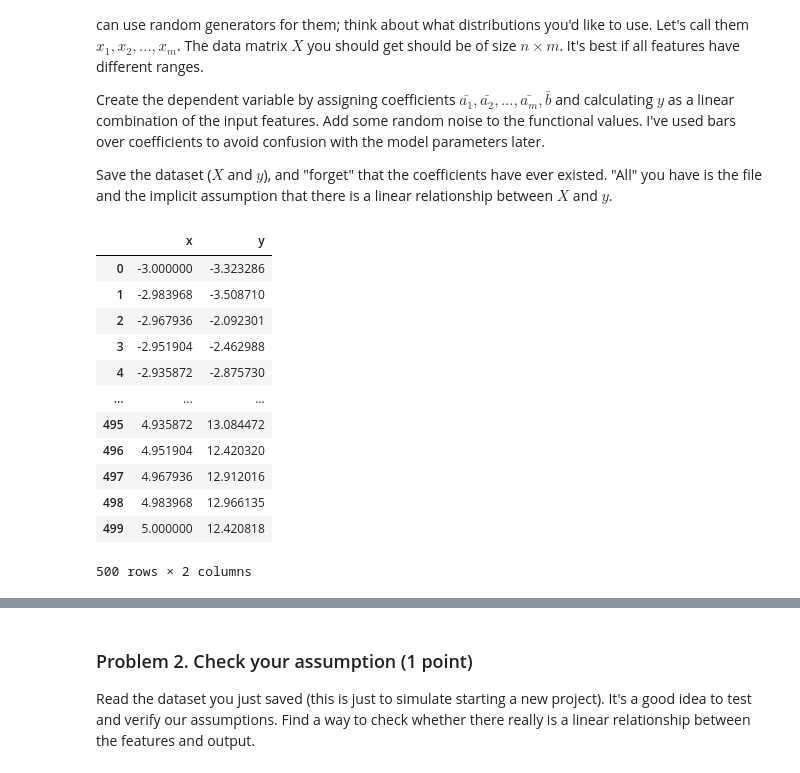
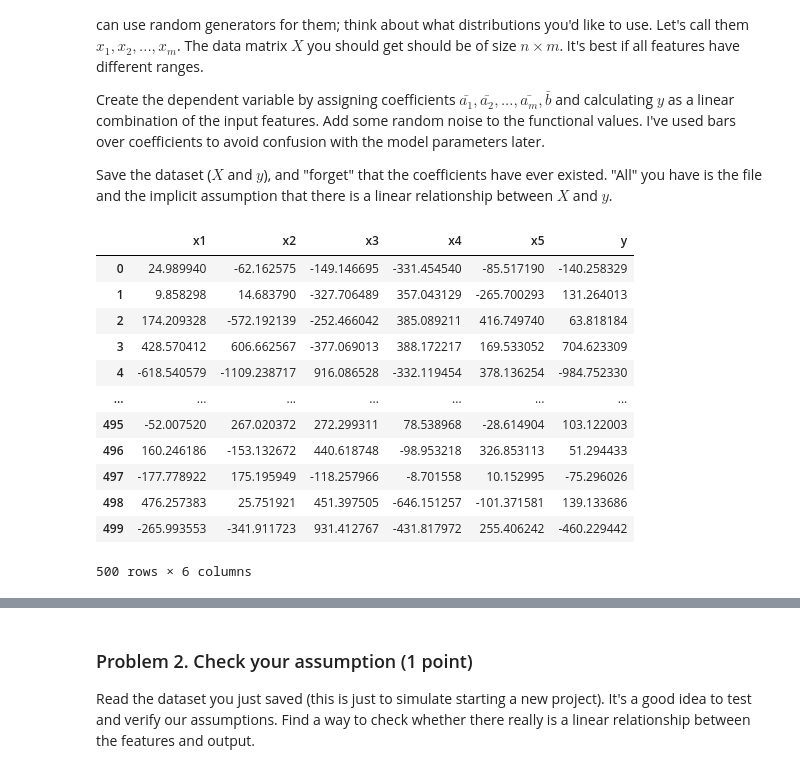
Before and after one commit to GalkaKG/Data-Science, a Jupyter notebook: 06. Regression Models/Regression Models Lab.ipynb, the cells around one changed output, grey strips where cells are left out. Saved outputs shown, nothing was run; the diff lists cells and outputs as text; code cells hidden in the pictures.

```diff
--- a/06. Regression Models/Regression Models Lab.ipynb
+++ b/06. Regression Models/Regression Models Lab.ipynb
@@ -21,28 +22,40 @@ Create the dependent variable by assigning coefficients $\bar{a_1}, \bar{a_2}, .
 
 Save the dataset ($X$ and $y$), and "forget" that the coefficients have ever existed. "All" you have is the file and the implicit assumption that there is a linear relationship between $X$ and $y$.
 # %%
-# Generate x values using linspace
-x = np.linspace(-3, 5, 500)
+res = {}
 
-# Generate y values based on the equation y = 2x + 3 with added noise
-noise = np.random.normal(0, 0.5, x.shape)  # Add some Gaussian noise
-y = 2 * x + 3 + noise
+for i in range(1, 6):
+    future_name = f"x{i}"
+    future_value = np.random.normal(1, 500, 500)
+    res[future_name] = future_value
 
-# Convert x and y into a DataFrame
-dataset = pd.DataFrame({'x': x, 'y': y})
 
-dataset
+df = pd.DataFrame(res)
+
+X = df.values
+
+coefficients = np.random.rand(X.shape[1])  # Random coefficients for each feature
+bias = np.random.rand()
+
+linear_combination = X @ coefficients + bias
+
+noise = np.random.normal(0, 0.5, size=linear_combination.shape)  # Add some Gaussian noise
+y = linear_combination + noise
+
+df['y'] = y
+
+df
 # %% [output]
-|  | x | y |
-| 0 | -3.000000 | -3.323286 |
-| 1 | -2.983968 | -3.508710 |
-| 2 | -2.967936 | -2.092301 |
-| 3 | -2.951904 | -2.462988 |
-| 4 | -2.935872 | -2.875730 |
-| ... | ... | ... |
-| 495 | 4.935872 | 13.084472 |
-| 496 | 4.951904 | 12.420320 |
-| 497 | 4.967936 | 12.912016 |
-| 498 | 4.983968 | 12.966135 |
-| 499 | 5.000000 | 12.420818 |
+|  | x1 | x2 | x3 | x4 | x5 | y |
+| 0 | 24.989940 | -62.162575 | -149.146695 | -331.454540 | -85.517190 | -140.258329 |
+| 1 | 9.858298 | 14.683790 | -327.706489 | 357.043129 | -265.700293 | 131.264013 |
+| 2 | 174.209328 | -572.192139 | -252.466042 | 385.089211 | 416.749740 | 63.818184 |
+| 3 | 428.570412 | 606.662567 | -377.069013 | 388.172217 | 169.533052 | 704.623309 |
+| 4 | -618.540579 | -1109.238717 | 916.086528 | -332.119454 | 378.136254 | -984.752330 |
+| ... | ... | ... | ... | ... | ... | ... |
+| 495 | -52.007520 | 267.020372 | 272.299311 | 78.538968 | -28.614904 | 103.122003 |
+| 496 | 160.246186 | -153.132672 | 440.618748 | -98.953218 | 326.853113 | 51.294433 |
+| 497 | -177.778922 | 175.195949 | -118.257966 | -8.701558 | 10.152995 | -75.296026 |
+| 498 | 476.257383 | 25.751921 | 451.397505 | -646.151257 | -101.371581 | 139.133686 |
+| 499 | -265.993553 | -341.911723 | 931.412767 | -431.817972 | 255.406242 | -460.229442 |
-500 rows × 2 columns
+500 rows × 6 columns
```
Also changed, not shown: parts of 18 cells of this notebook, 2 other files.
